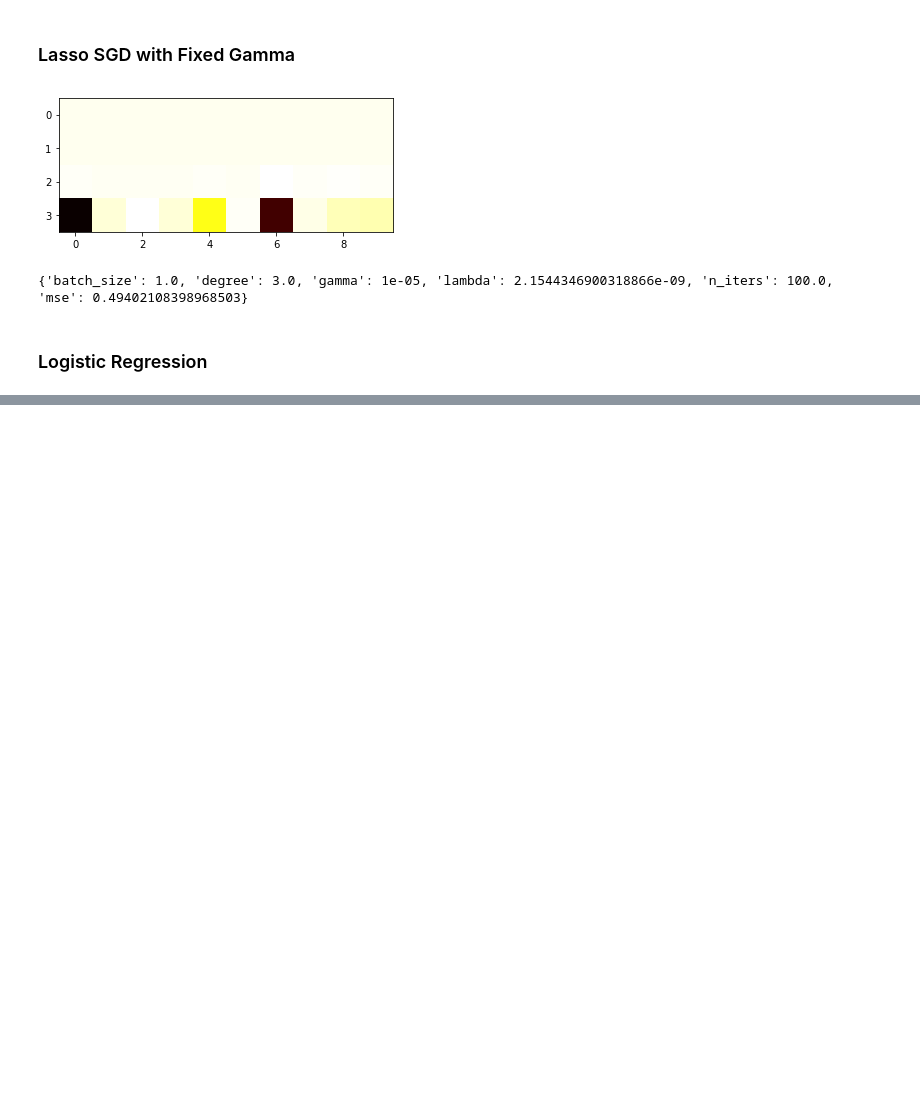
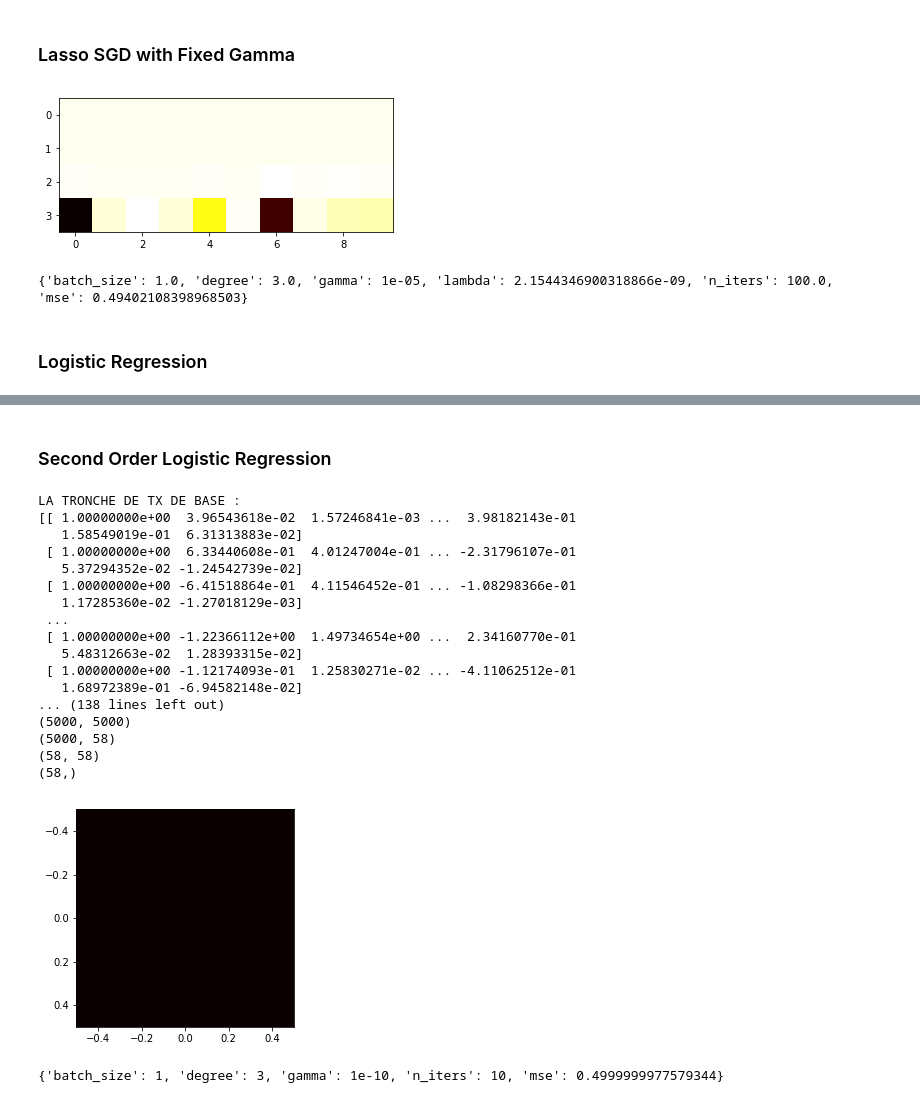
Before and after one commit to ElCabrino/MLProject1, a Jupyter notebook: Results_vinc.ipynb, the cells around one changed output, grey strips where cells are left out. Saved outputs shown, nothing was run; the diff lists cells and outputs as text; code cells hidden in the pictures; blank space fills up the shorter version.

Commit message:
Add second order Logistic Regression

```diff
--- a/Results_vinc.ipynb
+++ b/Results_vinc.ipynb
@@ -194,0 +195,43 @@ TypeError: Invalid dimensions for image data
+# %% [markdown]
+### Second Order Logistic Regression
+# %%
+myModel = Second_Order_Logistic_Regression_Model(x, y)
+
+n_iters = 10
+batch_size = 1
+degrees = 3
+gammas = 10**-10
+
+hs={
+    'n_iters': n_iters,
+    'batch_size': batch_size,
+    'degree': degrees,
+    'gamma': gammas
+}
+
+res = myModel.evaluate(hs, filename=OUTPUT_DIR+'SecondOrd_Logistic_Regression_Degree_Lambda_Variation_Model')
+
+res_mse = np.vectorize(lambda x: x['mse'])(res)
+
+plot_heatmap(res, hs, 'mse', 'degree', 'gamma')
+find_arg_min(res, 'mse')
+# %% [output]
+LA TRONCHE DE TX DE BASE :
+[[ 1.00000000e+00  3.96543618e-02  1.57246841e-03 ...  3.98182143e-01
+   1.58549019e-01  6.31313883e-02]
+ [ 1.00000000e+00  6.33440608e-01  4.01247004e-01 ... -2.31796107e-01
+   5.37294352e-02 -1.24542739e-02]
+ [ 1.00000000e+00 -6.41518864e-01  4.11546452e-01 ... -1.08298366e-01
+   1.17285360e-02 -1.27018129e-03]
+ ...
+ [ 1.00000000e+00 -1.22366112e+00  1.49734654e+00 ...  2.34160770e-01
+   5.48312663e-02  1.28393315e-02]
+ [ 1.00000000e+00 -1.12174093e-01  1.25830271e-02 ... -4.11062512e-01
+   1.68972389e-01 -6.94582148e-02]
+... (138 lines left out)
+(5000, 5000)
+(5000, 58)
+(58, 58)
+(58,)
+[figure, added]
+{'batch_size': 1, 'degree': 3, 'gamma': 1e-10, 'n_iters': 10, 'mse': 0.4999999977579344}
```
Also changed, not shown: parts of 3 cells of this notebook, 2 other files.
